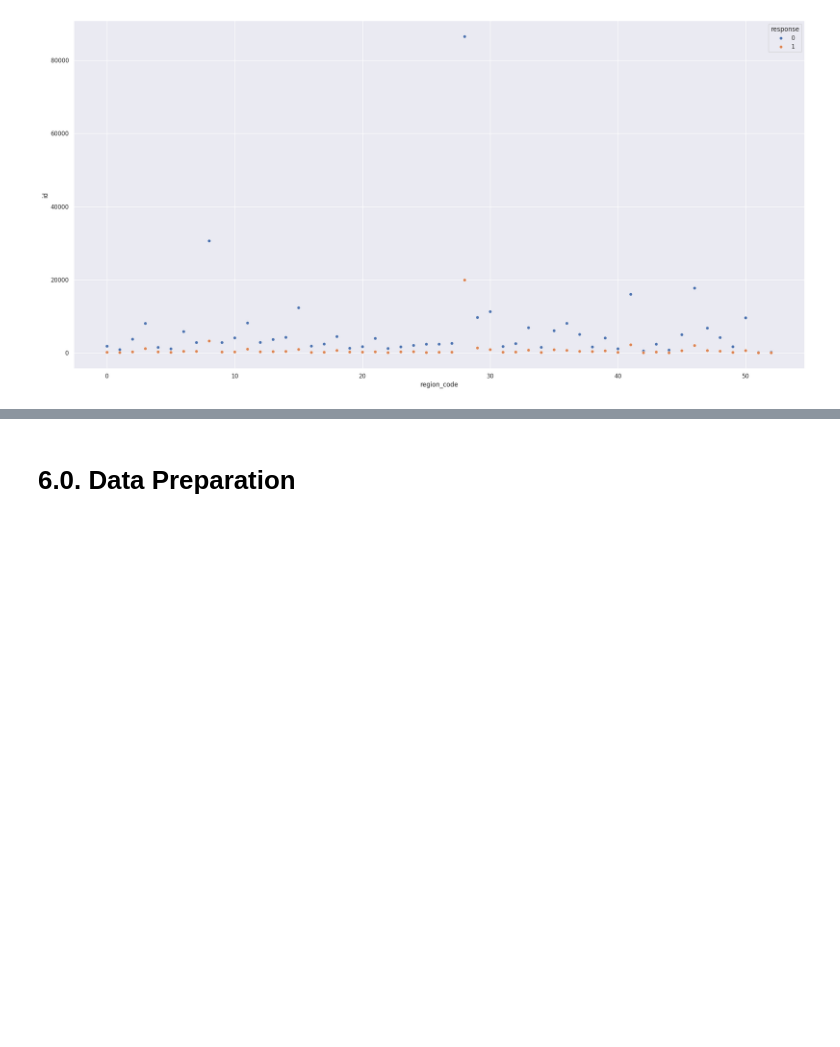
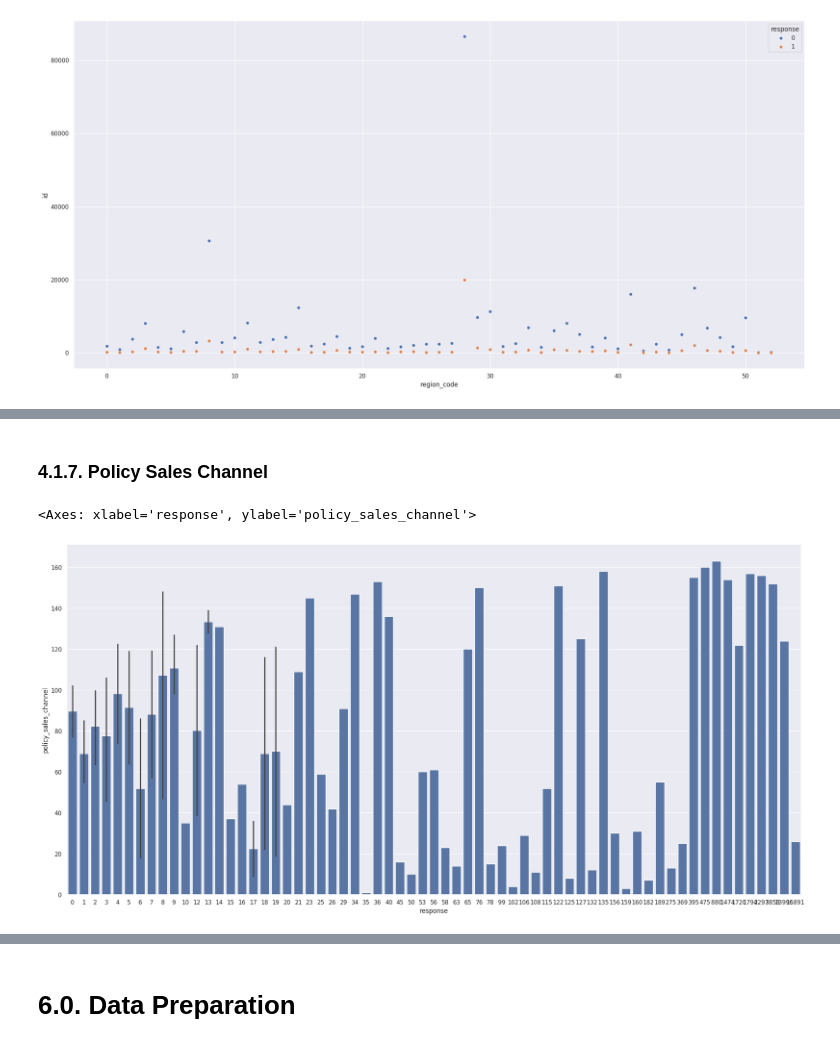
Before and after one commit to mseris-ds/-health_insurance_cross_sell, a Jupyter notebook: health_insurance_croos_sell.ipynb, the cells around one changed output, grey strips where cells are left out. Drawn from its saved outputs; the diff is of its cells as text; code cells hidden in the pictures; blank space fills up the shorter version.

```diff
--- a/health_insurance_croos_sell.ipynb
+++ b/health_insurance_croos_sell.ipynb
@@ -137,6 +326,6 @@ df2 = df1.copy()
 # %%
 # vehicle age
-df2['vehicle_age'] = df2['vehicle_age'].apply(lambda x: 'over_2_year' if x == '>2 Years' else 'between_1_2_years' if x == '1-2 Year' else 'below_1_year')
+df2['vehicle_age'] = df2['vehicle_age'].apply(lambda x: 'over_2_years' if x == '> 2 Years' else 'between_1_2_years' if x == '1-2 Year' else 'below_1_year')
 
 # vehicle damage
 df2['vehicle_damage'] = df2['vehicle_damage'].apply(lambda x: 1 if x == 'Yes' else 0)
@@ -273,0 +473,9 @@ df4[['previously_insured', 'response']].head()
+# %% [markdown]
+### 4.1.7. Policy Sales Channel
+# %%
+# policy_sales_channel
+aux = df4[['policy_sales_channel', 'response']].groupby( 'policy_sales_channel').sum().reset_index()
+sns.barplot( x = 'response', y = 'policy_sales_channel', data = aux)
+# %% [output]
+<Axes: xlabel='response', ylabel='policy_sales_channel'>
+[figure, added]
```
Also changed, not shown: parts of 93 cells of this notebook, 2 other files.
